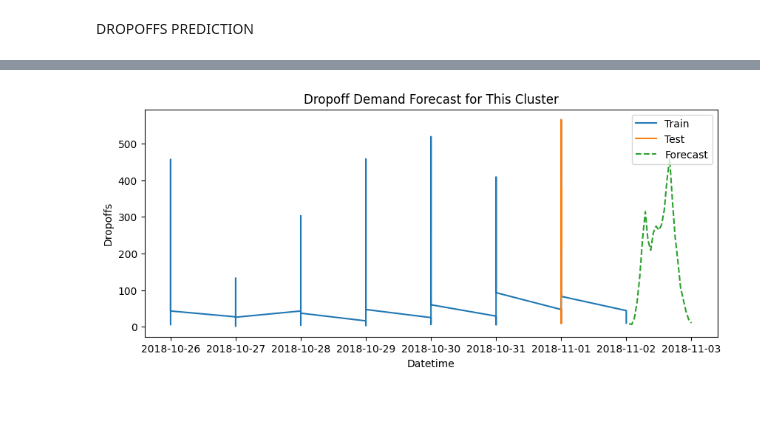
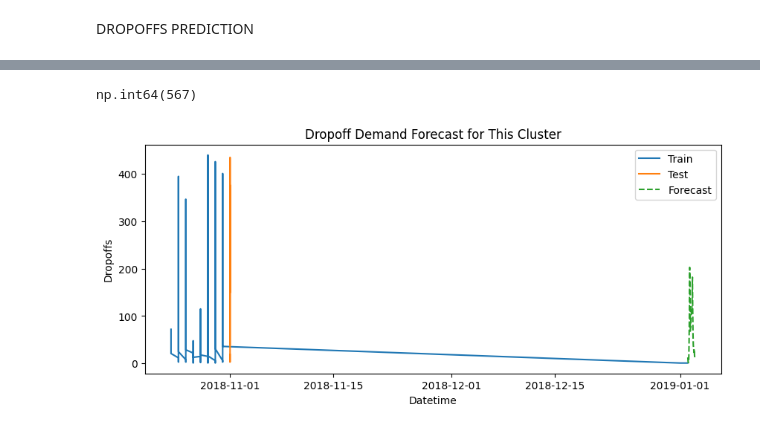
Before and after one commit to Andrejj23/city-bike, a Jupyter notebook: Vasilis/clustering.ipynb, the cells around one changed output, grey strips where cells are left out. Saved outputs shown, nothing was run; the diff lists cells and outputs as text; code cells hidden in the pictures; blank space fills up the shorter version.

Commit message:
Clustering&Prediction

```diff
--- a/Vasilis/clustering.ipynb
+++ b/Vasilis/clustering.ipynb
@@ -99,7 +99,7 @@ cluster_map = stations_coordinates.set_index('station_id')['cluster_20']
 
 # Add new columns to dataframe with start and end stations' cluster index
 data['start_cluster_20'] = data['start_station_id'].map(cluster_map)
-data['end_cluster_20'] = data['end_station_id'].map(cluster_map)
+data['end_cluster_20'] = data['end_station_id'].map(cluster_map).astype("Int32")
 
 print(data[['start_cluster_20','end_cluster_20']])
 # %% [output]
@@ -183,7 +183,7 @@ data.head()
 | 4 | 306 | 72.0 | 40.767272 | -73.993929 | 3356.0 | ... |
 # %%
 # Filter trips for the target clusters (5, 15, 18)
-target_clusters = [18]
+target_clusters = [5]
 #target_cluster = [15]
 #target_cluster = [18]
 data_filtered = data[data['start_cluster_20'].isin(target_clusters)].copy()
@@ -342,33 +342,36 @@ cluster_hourly_drops = cluster_hourly_drops.sort_values('datetime')
 # %%
 #cluster_hourly_drops.set_index('dropoff_hour', inplace=True)
+cluster_hourly_drops['dropoffs'].max()
+# %% [output]
+np.int64(567)
 # %%
-train_data_drop = cluster_hourly_drops[cluster_hourly['datetime'].dt.month <= 10]['dropoffs']
-train_data_drop.index = cluster_hourly_drops[cluster_hourly['datetime'].dt.month <= 10]['datetime']
+train_data_drop = cluster_hourly_drops[cluster_hourly_drops['datetime'].dt.month <= 10]['dropoffs']
+train_data_drop.index = cluster_hourly_drops[cluster_hourly_drops['datetime'].dt.month <= 10]['datetime']
 
 test_data_drop = cluster_hourly_drops[cluster_hourly_drops['datetime'].dt.month >= 11]['dropoffs']
 test_data_drop.index = cluster_hourly_drops[cluster_hourly_drops['datetime'].dt.month >= 11]['datetime']
 # %%
 # Fit ARIMA model for this cluster
-model2 = SARIMAX(train_data_drop, order=(1, 1, 1), seasonal_order=(1, 1, 1, 24))
-fitted = model2.fit(disp=False)
+model = SARIMAX(train_data_drop, order=(1, 1, 1), seasonal_order=(1, 1, 1, 24))
+fitted = model.fit(disp=False)
 
 # Forecast next 24 hours
 forecast = fitted.forecast(steps=24)
 
 # Create forecast datetime index
 last_train_datetime = train_data_drop.index[-1]
 forecast_index = pd.date_range(start=last_train_datetime + pd.Timedelta(hours=1), periods=24, freq='H')
 
 # Plot results
 import matplotlib.pyplot as plt
 plt.figure(figsize=(10, 4))
 plt.plot(train_data_drop[-24*7:], label='Train')
 plt.plot(test_data_drop[:24], label='Test')
 plt.plot(forecast_index, forecast, '--', label='Forecast')
 plt.title('Dropoff Demand Forecast for This Cluster')
 plt.xlabel('Datetime')
 plt.ylabel('Dropoffs')
 plt.legend()
 plt.show()
 # %% [output]
-[figure, old version]
+[figure, new version]
```
Also changed, not shown: parts of 8 cells of this notebook, 1 other file.
